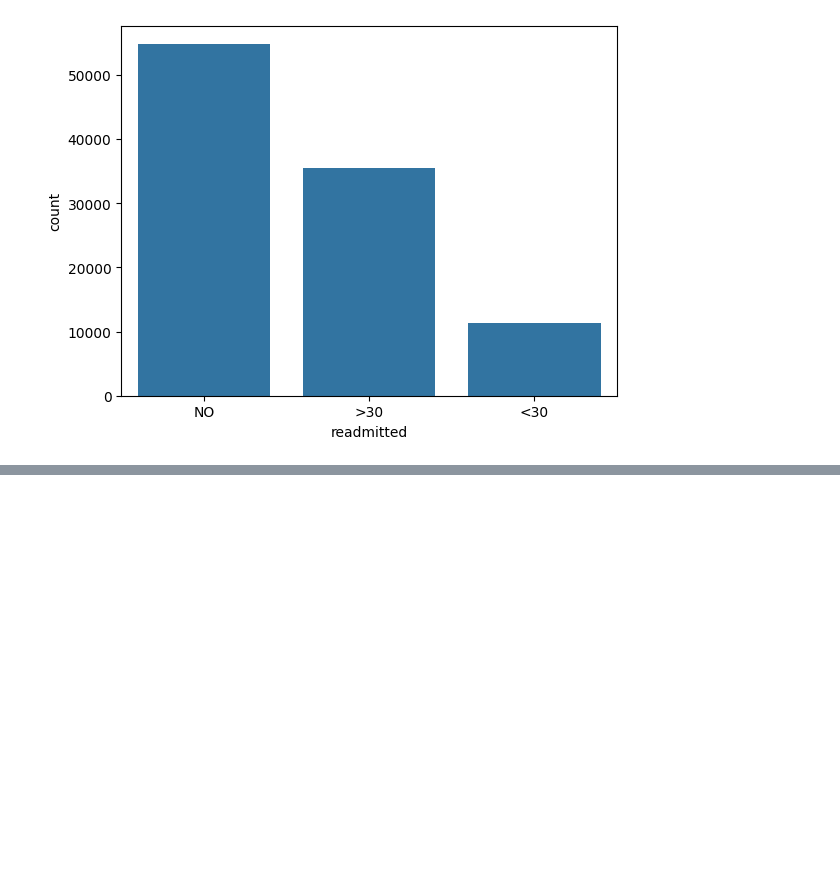
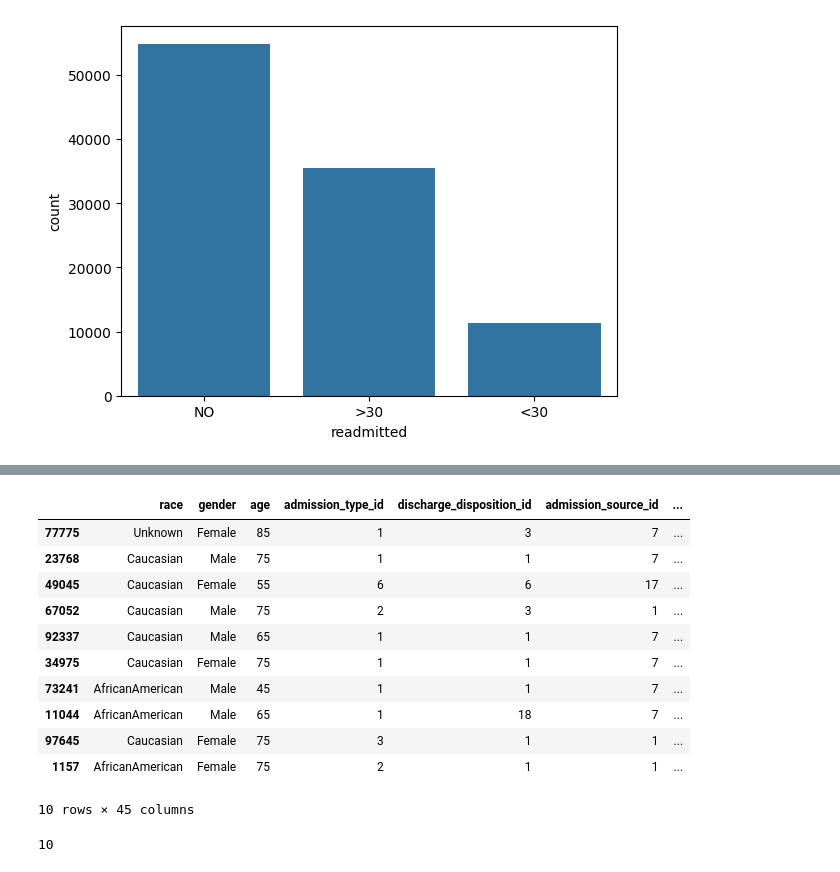
Before and after one commit to onchonga-programmer/patients-readmission, a Jupyter notebook: patient_readmission_cdss/notebooks/1_eda.ipynb, the cells around one changed output, grey strips where cells are left out. Cells and saved outputs as stored; diff of their text form; code cells hidden in the pictures; blank space fills up the shorter version.

```diff
--- a/patient_readmission_cdss/notebooks/1_eda.ipynb
+++ b/patient_readmission_cdss/notebooks/1_eda.ipynb
@@ -228,0 +283,3 @@ plt.show()
+# %%
+# clean gender
+data = data[data['gender'].isin(['Male', 'Female'])]
@@ -228,0 +305,30 @@ plt.show()
+# %%
+def convert_age(age):
+    if pd.isna(age):
+        return np.nan
+
+    # Remove [, ], (, )
+    age = age.replace("[", "").replace(")", "").replace("]", "")
+
+    low, high = age.split("-")
+    return (int(low) + int(high)) // 2
+
+data['age'] = data['age'].apply(convert_age)
+data.sample(10)
+# %% [output]
+|  | race | gender | age | admission_type_id | discharge_disposition_id | admission_source_id | ... |
+| 77775 | Unknown | Female | 85 | 1 | 3 | 7 | ... |
+| 23768 | Caucasian | Male | 75 | 1 | 1 | 7 | ... |
+| 49045 | Caucasian | Female | 55 | 6 | 6 | 17 | ... |
+| 67052 | Caucasian | Male | 75 | 2 | 3 | 1 | ... |
+| 92337 | Caucasian | Male | 65 | 1 | 1 | 7 | ... |
+| 34975 | Caucasian | Female | 75 | 1 | 1 | 7 | ... |
+| 73241 | AfricanAmerican | Male | 45 | 1 | 1 | 7 | ... |
+| 11044 | AfricanAmerican | Male | 65 | 1 | 18 | 7 | ... |
+| 97645 | Caucasian | Female | 75 | 3 | 1 | 1 | ... |
+| 1157 | AfricanAmerican | Female | 75 | 2 | 1 | 1 | ... |
+10 rows × 45 columns
+# %%
+data['age'].nunique()
+# %% [output]
+10
```
Also changed, not shown: parts of 6 cells of this notebook.
